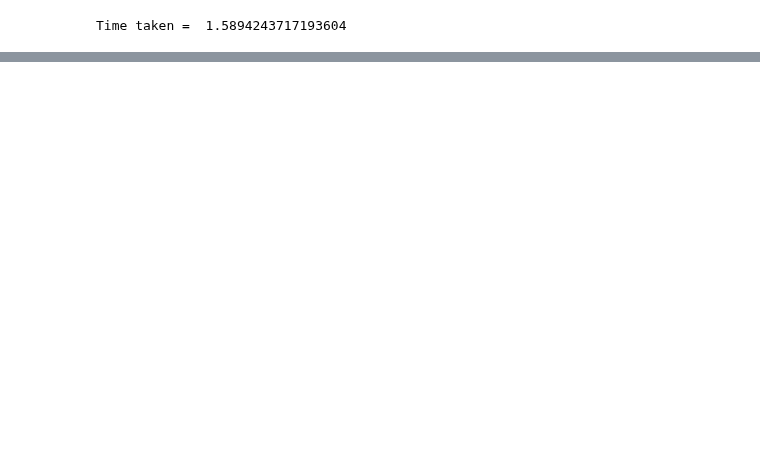
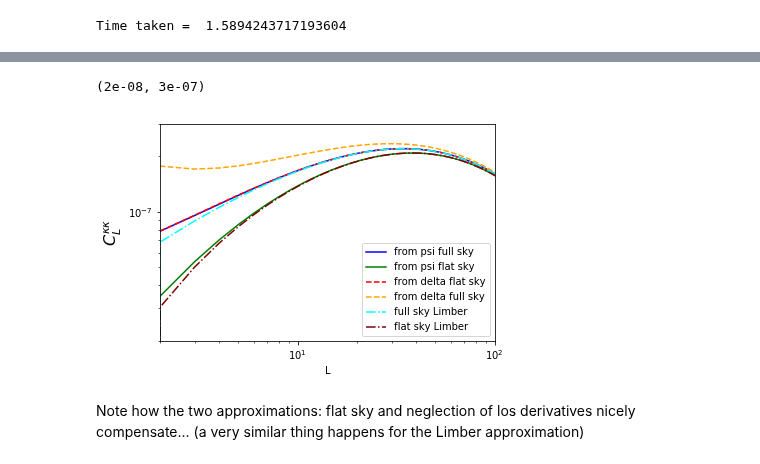
Before and after one commit to VMBoehm/postlimber, a Jupyter notebook: notebooks/Post Limber Correlation Functions.ipynb, the cells around one changed output, grey strips where cells are left out. Cells and saved outputs as stored; diff of their text form; code cells hidden in the pictures; blank space fills up the shorter version.

```diff
--- a/notebooks/Post Limber Correlation Functions.ipynb
+++ b/notebooks/Post Limber Correlation Functions.ipynb
@@ -40,7 +40,7 @@ lmax = ell_.size
 for ii  in range(ell_.size):
     result[ii] = np.sum(chifacs*I0_ltrc[ii])
 
-Cl  = 2**2*chi_cmb * result*1./np.pi**2/2.*prefac**2/4. #factor 2 for every phi = -2 int W psi
+Clpp  = 2**2*chi_cmb * result*1./np.pi**2/2.*prefac**2/4. #factor 2 for every phi = -2 int W psi
 #factor of 1/2 for every gaussian quadrature
 
 print('Time taken = ', time.time()-begin)
@@ -843,0 +306,8 @@ TypeError: Object of type 'ndarray' is not JSON serializable
+# %%
+# clkk from integrating over psi (reusing result from above)
+
+#full sky
+clkk1 = 1./4.*(ell_*(ell_+1.))**2*Clpp
+
+#flat sky
+clkk2 = 1./4.*(ell_)**4*Clpp
@@ -843,0 +351,37 @@ TypeError: Object of type 'ndarray' is not JSON serializable
+# %%
+cosmo = Class()
+cosmo_dict['output']='lCl, tCl'
+cosmo_dict['lensing']='yes'
+# cosmo_dict.pop('selection')
+# cosmo_dict.pop('selection_mean')
+# cosmo_dict.pop('selection_width')
+cosmo_dict['l_switch_limber']=1
+cosmo_dict['perturb_sampling_stepsize']=0.01
+cosmo_dict.pop('P_k_max_1/Mpc')
+
+cosmo.empty()
+cosmo.set(cosmo_dict)
+cosmo.compute()
+cllen_Limber= cosmo.lensed_cl(2000)
+
+ll   = cllen_Limber['ell']
+clppL = cllen_Limber['pp']
+clkk5 = 1./4.*(ll*(ll+1))**2*clppL
+clkk6 = 1./4.*(ll)**4*clppL
+# %%
+plt.loglog(ell_,clkk1,color='blue',label='from psi full sky')
+plt.loglog(ell_,clkk2,color='green', label='from psi flat sky')
+plt.loglog(ell_,clkk3,ls='--', color='red',label= 'from delta flat sky')
+plt.loglog(ell_,clkk4,ls='--', color='orange',label= 'from delta full sky')
+plt.loglog(ll,clkk5,ls='-.', color='cyan',label= 'full sky Limber')
+plt.loglog(ll,clkk6,ls='-.',color = 'maroon',label= 'flat sky Limber')
+plt.legend()
+plt.ylabel(r'$C_L^{\kappa\kappa}$',fontsize=16)
+plt.xlim(2,100)
+plt.xlabel('L')
+plt.ylim(2e-8,3e-7)
+# %% [output]
+(2e-08, 3e-07)
+[figure, added]
+# %% [markdown]
+Note how the two approximations: flat sky and neglection of los derivatives nicely compensate... (a very similar thing happens for the Limber approximation)
```
Also changed, not shown: parts of 55 cells of this notebook, 1 other file.
